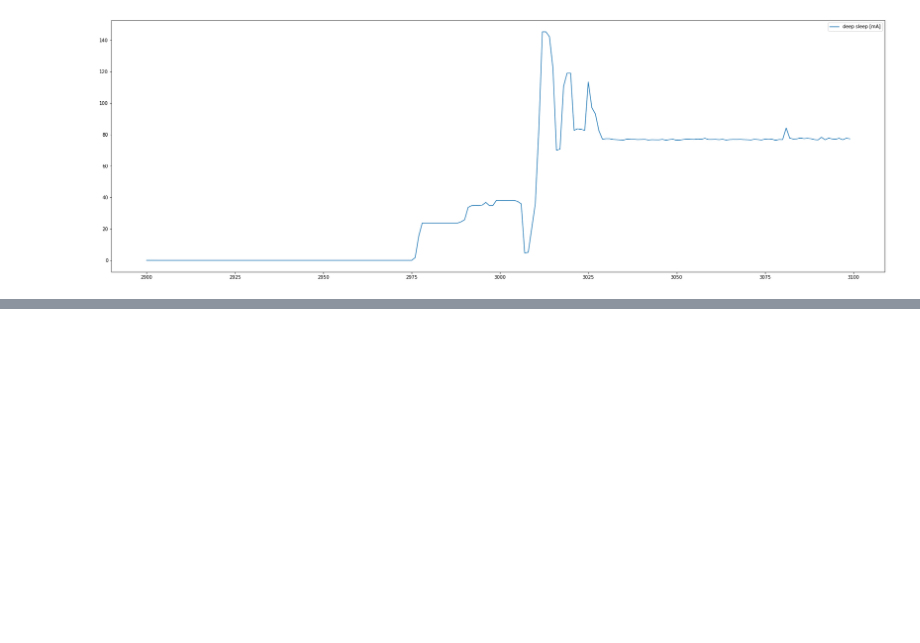
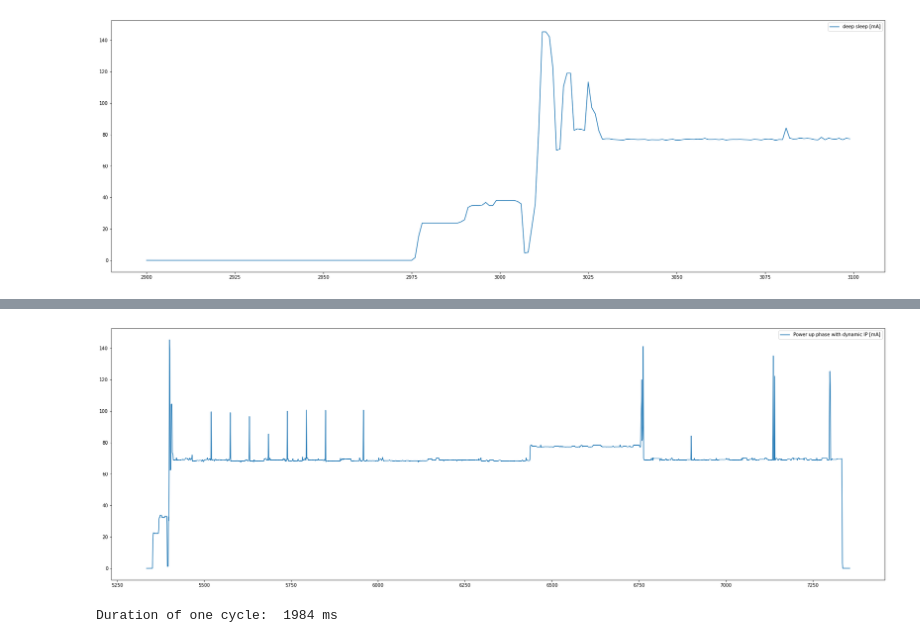
Before and after one commit to widmannthomas/dibse_integratives_gesamt_projekt, a Jupyter notebook: current_sensor/current_analysis.ipynb, the cells around one changed output, grey strips where cells are left out. Saved outputs shown, nothing was run; the diff lists cells and outputs as text; code cells hidden in the pictures; blank space fills up the shorter version.

Commit message:
dynamic and static ip statistics

```diff
--- a/current_sensor/current_analysis.ipynb
+++ b/current_sensor/current_analysis.ipynb
@@ -45,0 +50,3 @@ plt.show()
+# %%
+data_frame_dynamic_ip = pd.read_csv("dynamic_ip.csv", sep=" ", names=["time_ms", "current_mA"])
+data_frame_dynamic_ip.describe()
@@ -45,0 +63,12 @@ plt.show()
+# %%
+start=5354
+end=7338
+duration=end-start
+plt.plot(data_frame_dynamic_ip.current_mA[5334:7358], label="Power up phase with dynamic IP [mA]")
+#plt.plot(data_frame_dynamic_ip.current_mA, label="Power up phase with dynamic IP [mA]")
+plt.legend()
+plt.show()
+print("Duration of one cycle: ",duration,"ms")
+# %% [output]
+[figure, added]
+Duration of one cycle:  1984 ms
```
Also changed, not shown: parts of 5 cells of this notebook, 2 other files.
